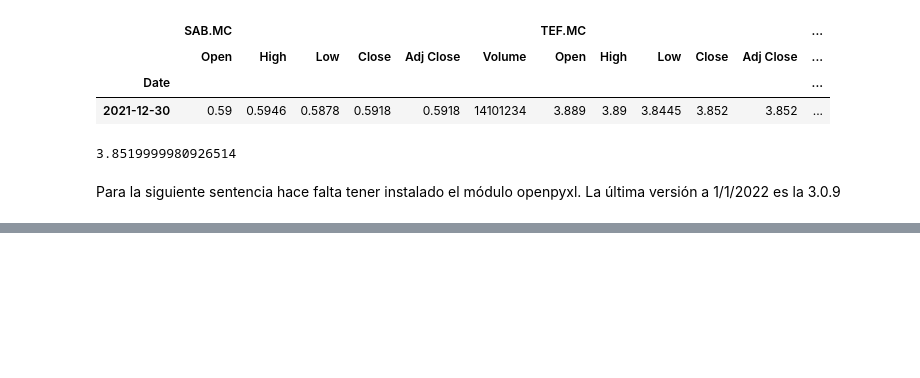
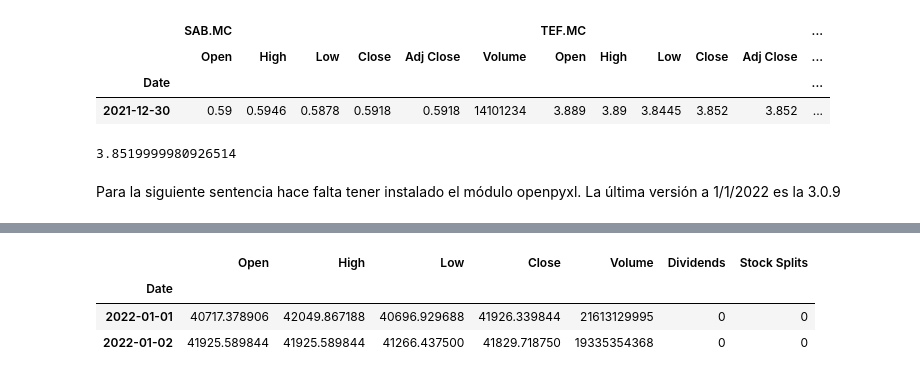
Before and after one commit to manuellopper/portfolioManagement, a Jupyter notebook: yfinance.ipynb, the cells around one changed output, grey strips where cells are left out. Saved outputs shown, nothing was run; the diff lists cells and outputs as text; code cells hidden in the pictures; blank space fills up the shorter version.

```diff
--- a/yfinance.ipynb
+++ b/yfinance.ipynb
@@ -587,3 +587,5 @@ acciones2["TEF.MC"]["Close"][0]
 Para la siguiente sentencia hace falta tener instalado el módulo openpyxl. La última versión a 1/1/2022 es la 3.0.9
 # %%
 #hist.to_excel("hola.xlsx", sheet_name="MSFT")
+# %%
+btceur = yf.Ticker("BTC-EUR")
@@ -589,0 +612,7 @@ Para la siguiente sentencia hace falta tener instalado el módulo openpyxl. La
+# %%
+btceur.history(period="ytd")
+# %% [output]
+|  | Open | High | Low | Close | Volume | Dividends | Stock Splits |
+| Date |  |  |  |  |  |  |  |
+| 2022-01-01 | 40717.378906 | 42049.867188 | 40696.929688 | 41926.339844 | 21613129995 | 0 | 0 |
+| 2022-01-02 | 41925.589844 | 41925.589844 | 41266.437500 | 41829.718750 | 19335354368 | 0 | 0 |
```
Also changed, not shown: parts of 7 cells of this notebook, 3 other files.
